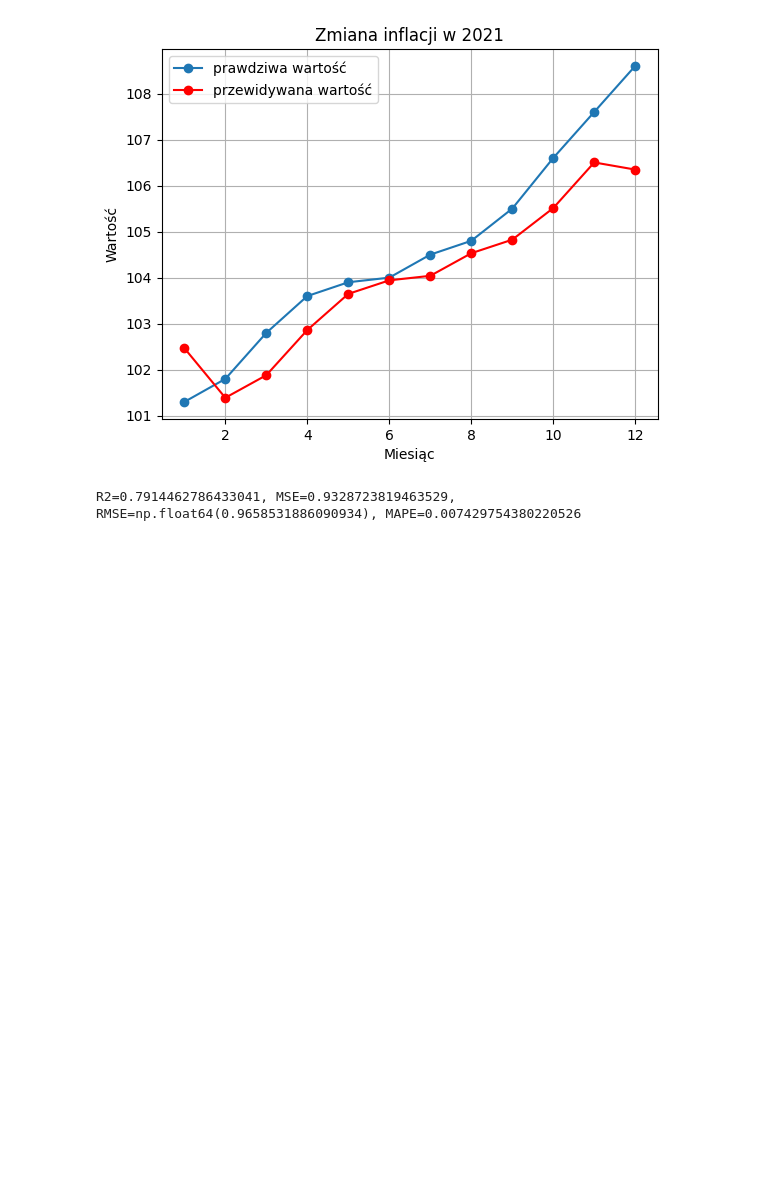
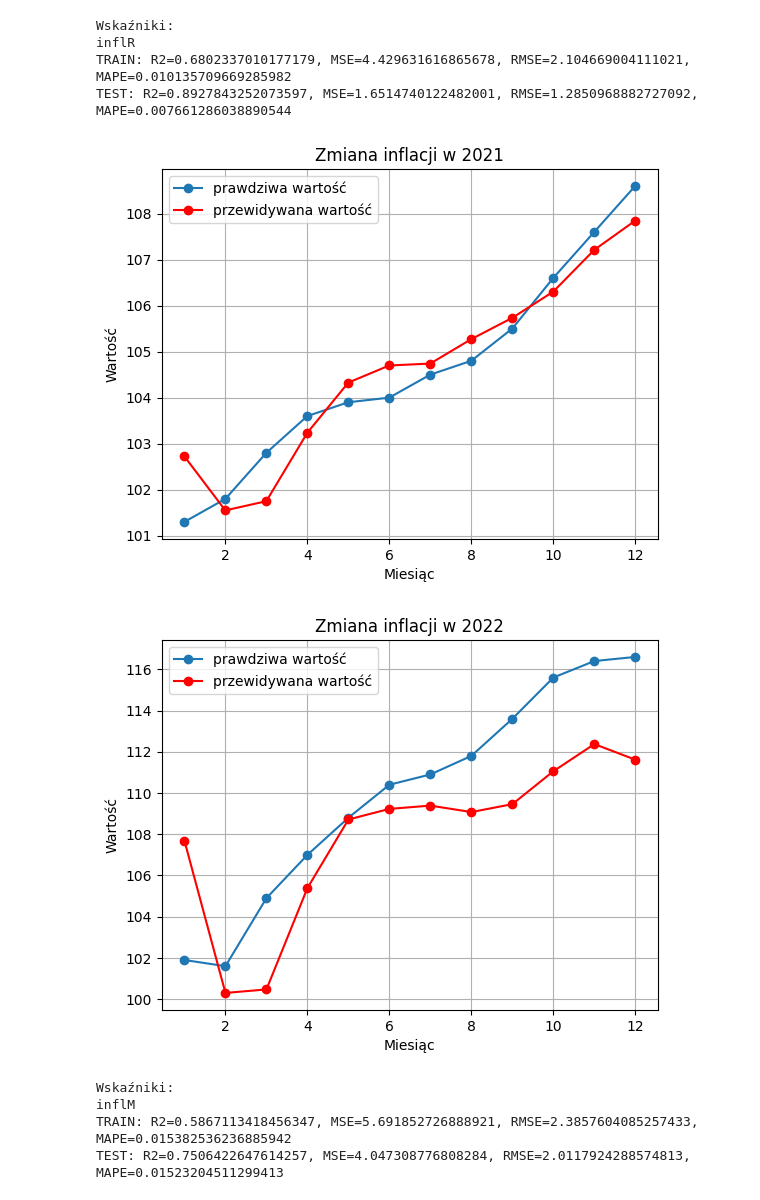
Before and after one commit to Mateusz0W/Inflation-Prediction, a Jupyter notebook: main.ipynb, the cells around one changed output. Cells and saved outputs as stored; diff of their text form; code cells hidden in the pictures; blank space fills up the shorter version.

```diff
--- a/main.ipynb
+++ b/main.ipynb
@@ -6,41 +6,69 @@ from load_data import load_avarage_salary,load_building_price,load_inflation,loa
 from evaluate_model import plot_predicted_inflation, calculate_metrics, print_table
 from sklearn.neural_network import MLPRegressor
 # %%
-inflation_steps = [1]
-steps = [1]
-model_args_indices_tab = [[0]]
-start_years = [1995]
-end_years = [2020]
-inference_years = [2021]
-models = [MLPRegressor(solver='adam',hidden_layer_sizes=(15, 15), max_iter = 3_000, tol = 1e-3, activation = 'relu')]
+names = ["inflR", "inflM", "bezrob", "mieszk", "wynag", "baz"]
+
+model_args_indices_tab = [[0], [1], [2], [3], [4], [5], [0, 1], [0, 3], [0, 5], [0,1,2,3,4,5]]
+models = [MLPRegressor(solver='adam',hidden_layer_sizes=(15, 15),
+                       max_iter = 3_000, tol = 1e-3, activation = 'relu')] * len(model_args_indices_tab)
+inflation_steps = [3] * len(model_args_indices_tab)
+steps = [3] * len(model_args_indices_tab)
+start_years = [1995] * len(model_args_indices_tab)
+end_years = [2020] * len(model_args_indices_tab)
+inference_years = [2021] * len(model_args_indices_tab)
+
+R2s = []
+MSEs = []
+RMSEs = []
+MAPEs = []
 
 loop_parameters = zip(inflation_steps, steps, model_args_indices_tab, start_years,
-                      end_years, inference_years, models)
+                      end_years, inference_years, models, strict=True)
 for inflation_step, step, indices, start_year, end_year, inference_year, model in loop_parameters:
     inflation_dict = load_inflation(step = inflation_step)
     target_inflation_dict = {key: inflation_dict[key][1] for key in inflation_dict}
     inflation_to_last_year_dict = {key: inflation_dict[key][0][:inflation_step] for key in inflation_dict}
     inflation_to_last_month_dict = {key: inflation_dict[key][0][inflation_step:] for key in inflation_dict}
     unemployed_dict = load_unemployed(step = step)
     building_price_dict = load_building_price(step = step)
     average_salary_dict = load_avarage_salary(step = step)
     notional_amount = load_notional_amount(step=step)
     args_dict_tab = [inflation_to_last_year_dict, inflation_to_last_month_dict,
                     unemployed_dict, building_price_dict, average_salary_dict,
                      notional_amount]
     model_args_tab = []
+    print("Wskaźniki:")
     for index in indices:
         model_args_tab.append(args_dict_tab[index])
+        print(names[index], end="\t")
+    print()
     final_data = prepare_training_data(model_args_tab, target_inflation_dict, start_year, end_year)
     X_train, X_test, y_train, y_test, scaler = normalize_and_split_data_chronologically(final_data, test_size=0.1)
     model.fit(X_train, y_train)
-
-    final_data = prepare_training_data(model_args_tab, target_inflation_dict, inference_year, inference_year)
-    X, y = prepare_inference_data(final_data, scaler)
+    R2, MSE, RMSE, MAPE = calculate_metrics(X_train,y_train,model)
+    print(f"TRAIN: {R2=}, {MSE=}, {RMSE=}, {MAPE=}")
+    R2, MSE, RMSE, MAPE = calculate_metrics(X_test,y_test,model)
+    print(f"TEST: {R2=}, {MSE=}, {RMSE=}, {MAPE=}")
+    R2s.append(R2)
+    MSEs.append(MSE)
+    RMSEs.append(RMSE)
+    MAPEs.append(MAPE)
+    inference_data = prepare_training_data(model_args_tab, target_inflation_dict, inference_year, inference_year)
+    X, y = prepare_inference_data(inference_data, scaler)
     y_pred = model.predict(X)
     plot_predicted_inflation(y,y_pred,inference_year)
-    R2, MSE, RMSE, MAPE = calculate_metrics(X,y,model)
-    print(f"{R2=}, {MSE=}, {RMSE=}, {MAPE=}")
+    inference_data = prepare_training_data(model_args_tab, target_inflation_dict, inference_year+1, inference_year+1)
+    X, y = prepare_inference_data(inference_data, scaler)
+    y_pred = model.predict(X)
+    plot_predicted_inflation(y,y_pred,inference_year+1)
 # %% [output]
+Wskaźniki:
+inflR
+TRAIN: R2=0.6802337010177179, MSE=4.429631616865678, RMSE=2.104669004111021, MAPE=0.010135709669285982
+TEST: R2=0.8927843252073597, MSE=1.6514740122482001, RMSE=1.2850968882727092, MAPE=0.007661286038890544
-[figure, old version]
+[figure, new version]
-R2=0.7914462786433041, MSE=0.9328723819463529, RMSE=np.float64(0.9658531886090934), MAPE=0.007429754380220526
+[figure, added]
+Wskaźniki:
+inflM
+TRAIN: R2=0.5867113418456347, MSE=5.691852726888921, RMSE=2.3857604085257433, MAPE=0.015382536236885942
+TEST: R2=0.7506422647614257, MSE=4.047308776808284, RMSE=2.0117924288574813, MAPE=0.01523204511299413
```
Also changed, not shown: parts of 4 cells of this notebook.
